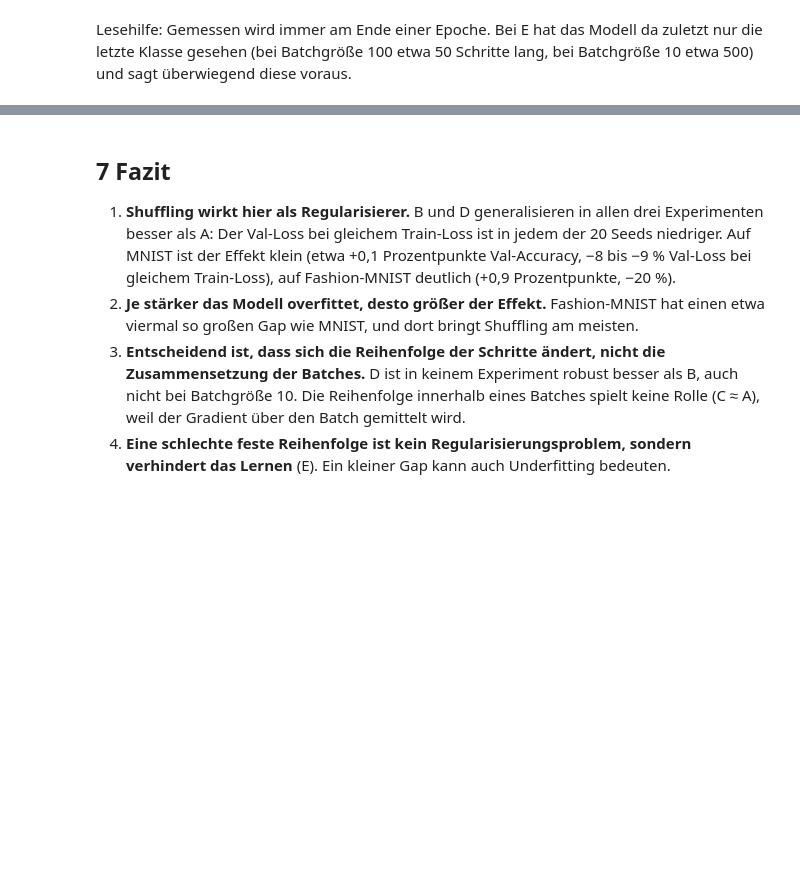
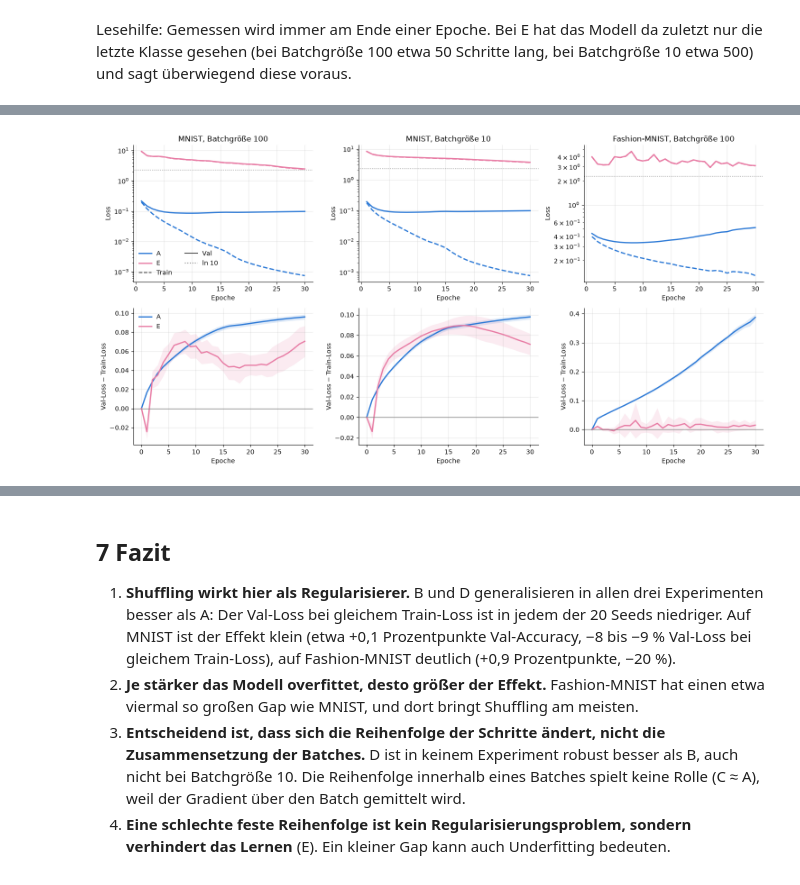
Before and after one commit to dariandieck/ml-shuffling-regularization, a Jupyter notebook: notebooks/04_analysis.ipynb, the cells around one changed output, grey strips where cells are left out. Saved outputs shown, nothing was run; the diff lists cells and outputs as text; code cells hidden in the pictures; blank space fills up the shorter version.

Commit message:
added train and val curve plot for variant E to section 6 in readme and notebook

```diff
--- a/notebooks/04_analysis.ipynb
+++ b/notebooks/04_analysis.ipynb
@@ -368 +375,27 @@ Lesehilfe: Gemessen wird immer am Ende einer Epoche. Bei E hat das Modell da zul
+# %%
+fig, axes = plt.subplots(2, len(results), figsize=(5 * len(results), 7.6), squeeze=False)
+for col, (name, df) in enumerate(results.items()):
+    loss_ax, gap_ax = axes[0, col], axes[1, col]
+    for variant in ["A", "E"]:
+        runs = df[df["variant"] == variant]
+        for column, style in [("val_loss", "-"), ("train_loss", "--")]:
+            curve = runs[runs["epoch"] > 0].groupby("epoch")[column].mean()
+            loss_ax.plot(curve.index, curve, style, color=COLORS[variant], lw=2)
+        gap = runs.groupby("epoch")["gap"].agg(["mean", "std"])
+        gap_ax.plot(gap.index, gap["mean"], color=COLORS[variant], lw=2, label=variant)
+        gap_ax.fill_between(gap.index, gap["mean"] - gap["std"], gap["mean"] + gap["std"], color=COLORS[variant], alpha=0.15, lw=0)
+    loss_ax.axhline(np.log(10), color="0.5", lw=1, ls=":")
+    loss_ax.set(yscale="log", xlabel="Epoche", ylabel="Loss", title=TITLES[name])
+    gap_ax.axhline(0, color="0.5", lw=1)
+    gap_ax.set(xlabel="Epoche", ylabel="Val-Loss − Train-Loss")
+    style_axes(loss_ax)
+    style_axes(gap_ax)
+axes[0, 0].legend(handles=[Line2D([], [], color=COLORS["A"], lw=2, label="A"), Line2D([], [], color=COLORS["E"], lw=2, label="E"),
+                           Line2D([], [], color="0.3", ls="--", label="Train"), Line2D([], [], color="0.3", label="Val"),
+                           Line2D([], [], color="0.5", ls=":", label="ln 10")], frameon=False, ncol=2)
+axes[1, 0].legend(frameon=False)
+fig.tight_layout()
+save(fig, "variant_e_loss")
+# %% [output]
+[figure, added]
 # %% [markdown]
```
Also changed, not shown: parts of 3 cells of this notebook, 2 other files.
